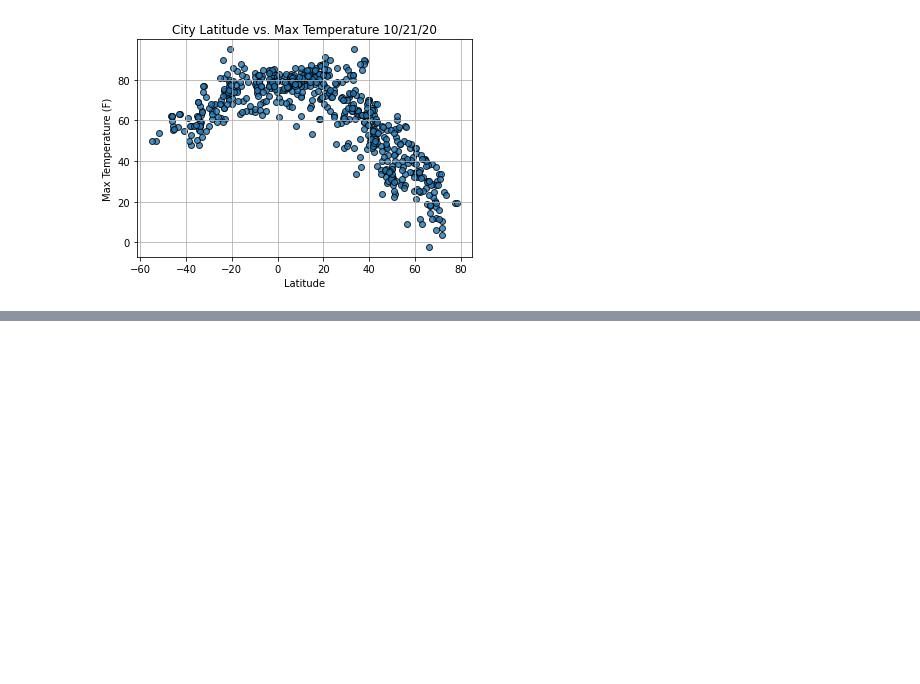
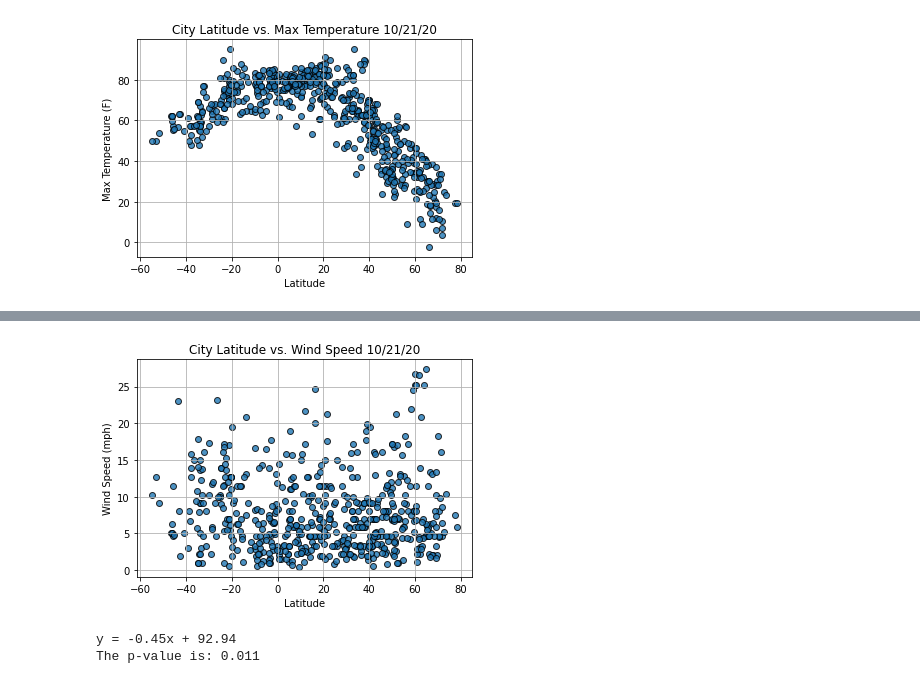
Before and after one commit to Shap3shifter/World_Weather_Analysis, a Jupyter notebook: WeatherPy.ipynb, the cells around one changed output, grey strips where cells are left out. Cells and saved outputs as stored; diff of their text form; code cells hidden in the pictures; blank space fills up the shorter version.

Commit message:
Adding Scatterplots and Linear Regressions.

```diff
--- a/WeatherPy.ipynb
+++ b/WeatherPy.ipynb
@@ -279,18 +279,20 @@ plt.show()
 # %%
 #build the scatter plot for latitude vs. max temperature.
 plt.scatter(lats,
            wind_speed,
            edgecolor="black", linewidths=1, marker="o",
            alpha=0.8, label="Cities")
 
 #Incorporate the other graph properties.
-plt.title(f"City Latitude vs. Max Temperature " + time.strftime("%x"))
-plt.ylabel("Max Temperature (F)")
+plt.title(f"City Latitude vs. Wind Speed " + time.strftime("%x"))
+plt.ylabel("Wind Speed (mph)")
 plt.xlabel("Latitude")
 plt.grid(True)
 
 #Save the figure
-plt.savefig("weather_data/Fig1.png")
+plt.savefig("weather_data/Fig4.png")
 
 #Show plot.
 plt.show()
+# %% [output]
+[figure, added]
@@ -296,0 +306,11 @@ plt.show()
+# %%
+#Perform linear regression.
+(slope, intercept, r_value, p_value, std_err) = linregress(lats,temps)
+
+#Get the equation of the line.
+line_eq = "y = " + str(round(slope,2)) + "x + " + str(round(intercept,2))
+print(line_eq)
+print(f"The p-value is: {p_value:.3f}")
+# %% [output]
+y = -0.45x + 92.94
+The p-value is: 0.011
```
Also changed, not shown: parts of 14 cells of this notebook.
